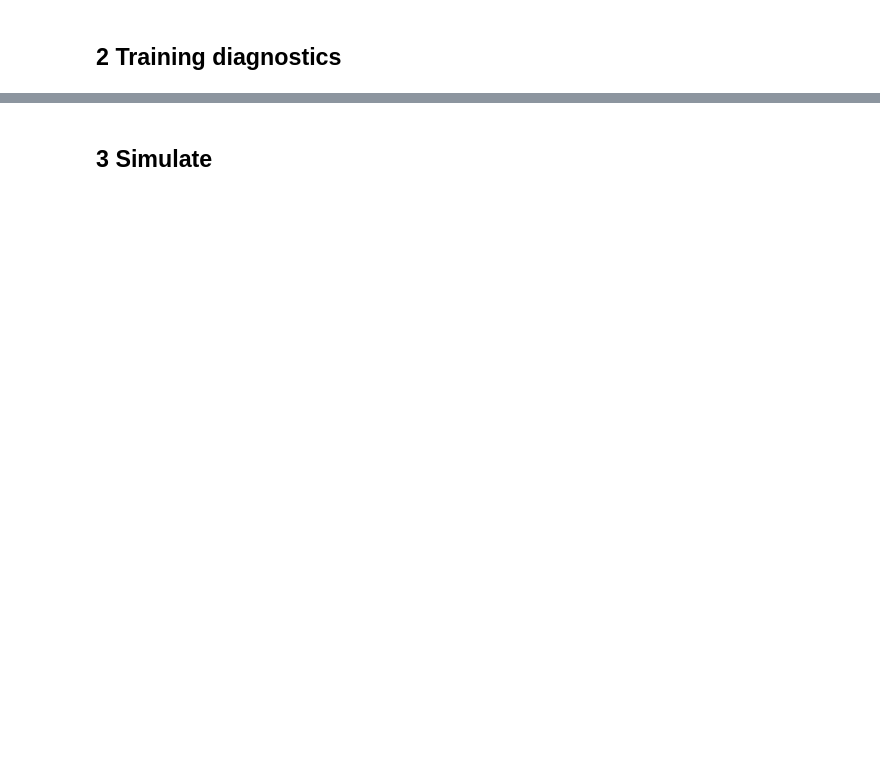
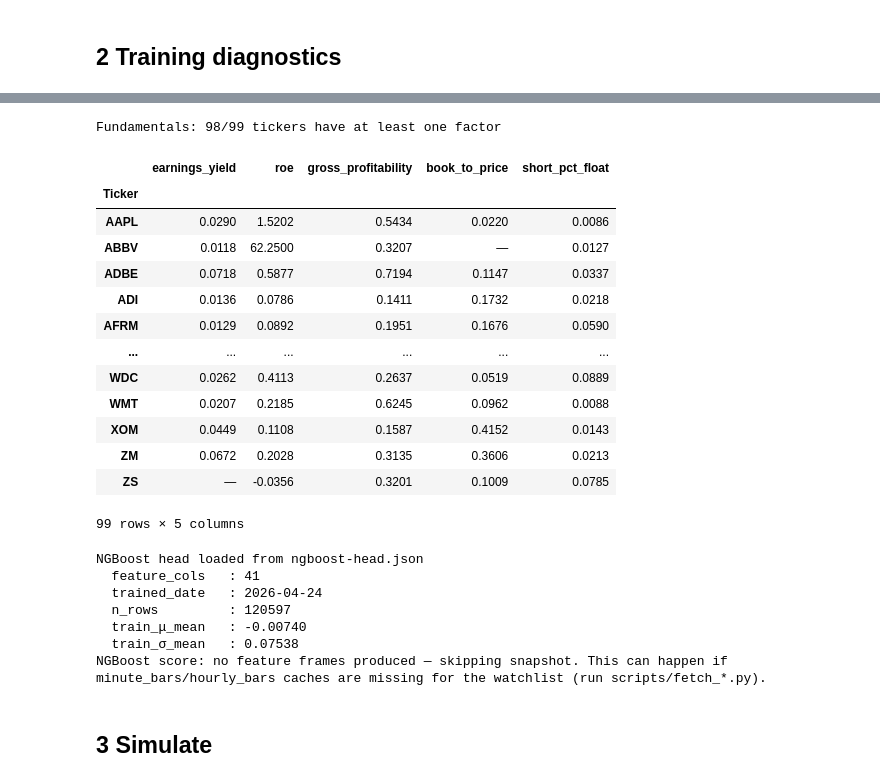
Before and after one commit to hallovorld/RenQuant, a Jupyter notebook: backtesting/renquant_104/renquant_104.ipynb, the cells around one changed output, grey strips where cells are left out. Cells and saved outputs as stored; diff of their text form; code cells hidden in the pictures; blank space fills up the shorter version.

```diff
--- a/backtesting/renquant_104/renquant_104.ipynb
+++ b/backtesting/renquant_104/renquant_104.ipynb
@@ -337,43 +378,74 @@ else:
     print(f'NGBoost head loaded from {ngb_path.name}')
     print(f'  feature_cols   : {len(ngb_head.feature_cols)}')
     print(f'  trained_date   : {payload.get("trained_date")}')
     print(f'  n_rows         : {payload.get("n_rows")}')
     print(f'  train_μ_mean   : {payload.get("train_mu_mean"):+.5f}')
     print(f'  train_σ_mean   : {payload.get("train_sigma_mean"):.5f}')
     # Per-ticker μ,σ on the latest available bar (from neutralized frames + factors)
     from training_panel.pp_panel_training import SectorMomentumTask, TickerPanelNeutralizeJob, TickerPanelFactorJob, LoadFundamentalsTask
     from training_panel.context import PanelTrainingContext, TickerPanelContext
     from kernel.panel_pipeline.feature_matrix import build_inference_matrix
     _merged_cfg = dict(CONFIG); _merged_cfg['_strategy_dir'] = str(STRATEGY_DIR)
     _pctx = PanelTrainingContext(config=_merged_cfg, watchlist=list(feature_frames.keys()),
                                  ohlcv=dict(ohlcv) | {CONFIG.get('benchmark', 'SPY'): spy_df},
                                  sector_etf_ohlcv={s: ohlcv[e] for s, e in SECTOR_ETF.items() if e in ohlcv},
                                  ticker_sectors={t: CONFIG.get('sector_map', {})[t] for t in feature_frames if t in CONFIG.get('sector_map', {})})
     _pctx.feature_frames = feature_frames
     SectorMomentumTask().run(_pctx)
     LoadFundamentalsTask().run(_pctx)
     _tc_list = []
     for t in _pctx.watchlist:
         if t not in _pctx.feature_frames: continue
         tc = TickerPanelContext(ticker=t, ohlcv=_pctx.ohlcv, sector_momentum=_pctx.sector_momentum,
                                  ticker_sectors=_pctx.ticker_sectors, config=_pctx.config,
                                  fundamentals=_pctx.fundamentals)
         tc.feature_frame = _pctx.feature_frames[t]
         TickerPanelNeutralizeJob().run(tc)
         TickerPanelFactorJob().run(tc)
         _tc_list.append(tc)
     _ff   = {tc.ticker: tc.neutralized_frame for tc in _tc_list if tc.neutralized_frame is not None}
     _fac  = {tc.ticker: tc.raw_factor_frame  for tc in _tc_list if tc.raw_factor_frame  is not None}
-    # Score the latest bar
-    last_day = max(f.index.max() for f in _ff.values())
-    X = build_inference_matrix(_ff, _fac, last_day, feature_cols=ngb_head.feature_cols,
-                                nan_prone_cols=CONFIG.get('panel_ltr', {}).get('nan_prone_cols', []))
-    if not X.empty:
-        dist = ngb_head.predict_distribution(X)
-        dist['mu_minus_sigma'] = dist['mu'] - dist['sigma']
-        dist = dist.sort_values('mu_minus_sigma', ascending=False)
-        print(f'\nNGBoost μ,σ on {last_day.date()} (sorted by μ-σ):')
-        display(dist.head(20))
+    # Notebook bug 2026-04-24: when panel feature frames empty (e.g. cache
+    # misses or tc list filtered to nothing), max() over empty = ValueError.
+    # Guard with a fallback message instead of crashing.
+    if not _ff:
+        print('NGBoost score: no feature frames produced — skipping snapshot. '
+              'This can happen if minute_bars/hourly_bars caches are missing '
+              'for the watchlist (run scripts/fetch_*.py).')
+    else:
+        # Score the latest bar
+        last_day = max(f.index.max() for f in _ff.values())
+        X = build_inference_matrix(_ff, _fac, last_day, feature_cols=ngb_head.feature_cols,
+                                    nan_prone_cols=CONFIG.get('panel_ltr', {}).get('nan_prone_cols', []))
+        if not X.empty:
+            dist = ngb_head.predict_distribution(X)
+            dist['mu_minus_sigma'] = dist['mu'] - dist['sigma']
+            dist = dist.sort_values('mu_minus_sigma', ascending=False)
+            print(f'\nNGBoost μ,σ on {last_day.date()} (sorted by μ-σ):')
+            display(dist.head(20))
+# %% [output]
+Fundamentals: 98/99 tickers have at least one factor
+|  | earnings_yield | roe | gross_profitability | book_to_price | short_pct_float |
+| Ticker |  |  |  |  |  |
+| AAPL | 0.0290 | 1.5202 | 0.5434 | 0.0220 | 0.0086 |
+| ABBV | 0.0118 | 62.2500 | 0.3207 | — | 0.0127 |
+| ADBE | 0.0718 | 0.5877 | 0.7194 | 0.1147 | 0.0337 |
+| ADI | 0.0136 | 0.0786 | 0.1411 | 0.1732 | 0.0218 |
+| AFRM | 0.0129 | 0.0892 | 0.1951 | 0.1676 | 0.0590 |
+| ... | ... | ... | ... | ... | ... |
+| WDC | 0.0262 | 0.4113 | 0.2637 | 0.0519 | 0.0889 |
+| WMT | 0.0207 | 0.2185 | 0.6245 | 0.0962 | 0.0088 |
+| XOM | 0.0449 | 0.1108 | 0.1587 | 0.4152 | 0.0143 |
+| ZM | 0.0672 | 0.2028 | 0.3135 | 0.3606 | 0.0213 |
+| ZS | — | -0.0356 | 0.3201 | 0.1009 | 0.0785 |
+99 rows × 5 columns
+NGBoost head loaded from ngboost-head.json
+  feature_cols   : 41
+  trained_date   : 2026-04-24
+  n_rows         : 120597
+  train_μ_mean   : -0.00740
+  train_σ_mean   : 0.07538
+NGBoost score: no feature frames produced — skipping snapshot. This can happen if minute_bars/hourly_bars caches are missing for the watchlist (run scripts/fetch_*.py).
 # %% [markdown]
 ## 3  Simulate
 # %%
```
Also changed, not shown: parts of 20 cells of this notebook.
